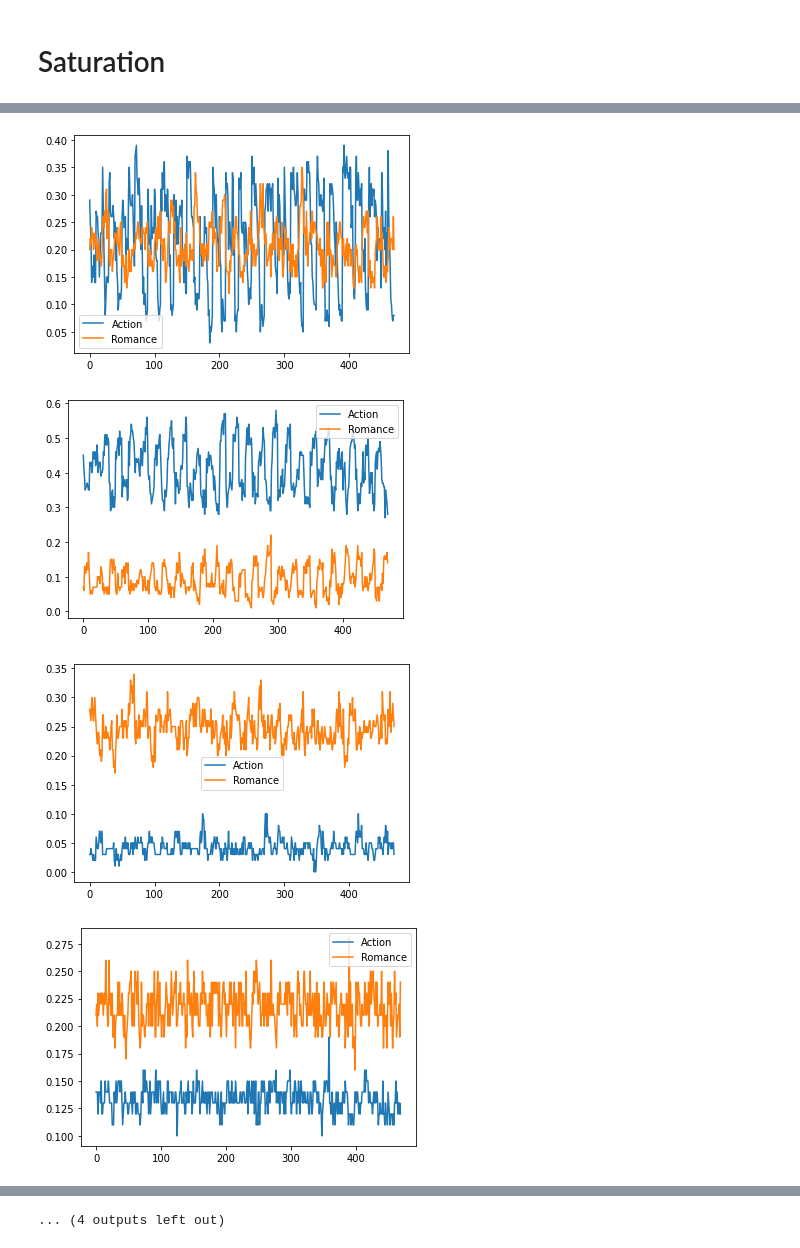
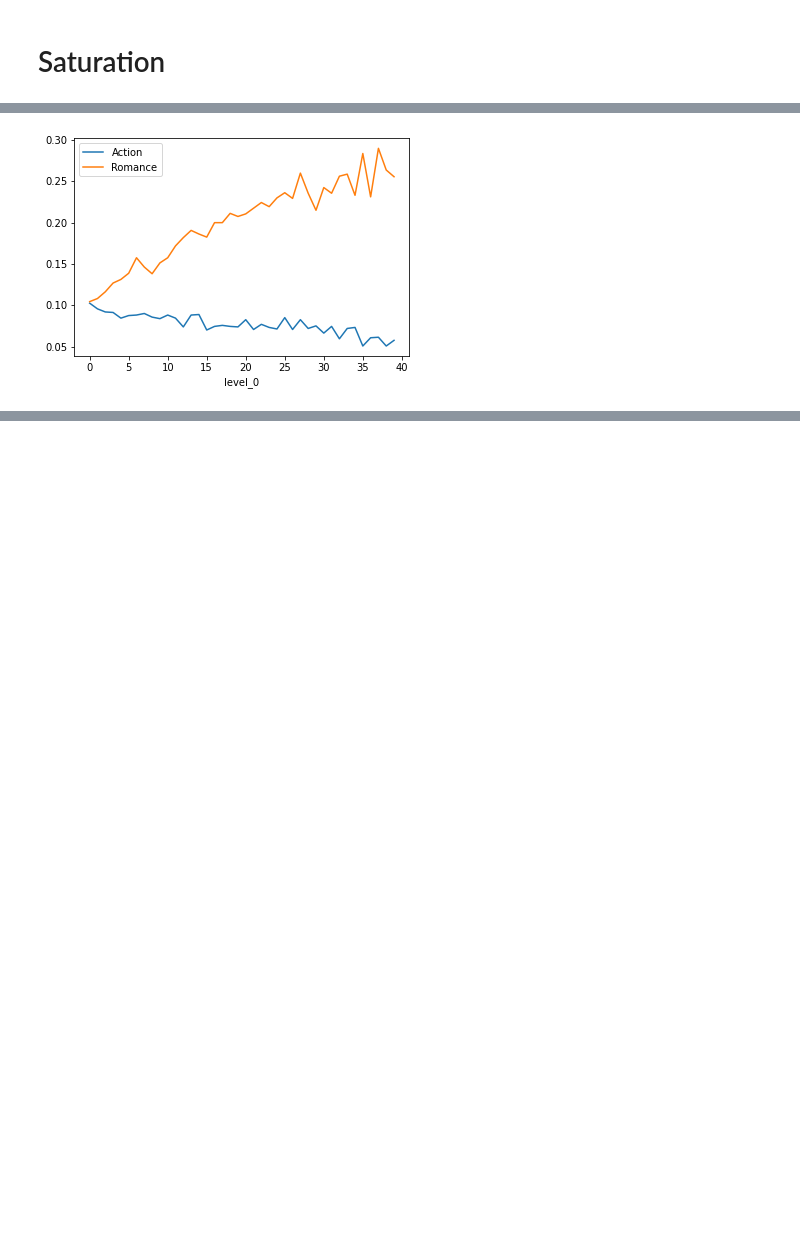
Before and after one commit to CIRGLaboratory/GausianDenseHMM, a Jupyter notebook: code_dense_hmm/movielens/saturation_analysis.ipynb, the cells around one changed output, grey strips where cells are left out. Drawn from its saved outputs; the diff is of its cells as text; code cells hidden in the pictures; blank space fills up the shorter version.

Commit message:
analyse saturation data

```diff
--- a/code_dense_hmm/movielens/saturation_analysis.ipynb
+++ b/code_dense_hmm/movielens/saturation_analysis.ipynb
@@ -7,7 +9,7 @@ import matplotlib.pyplot as plt
 # %% [markdown]
 # Data
 # %%
-with open("movielens/users.json", "r") as f:
+with open("movielens/saturation/users.json", "r") as f:
     user_ids = json.load(f)
 print(user_ids)
 # %% [output]
@@ -230,6 +185,6 @@ Saturation in 100 best new reccommendations
 satur1 = {}
 for k, v in satur_data.items():
     satur1[k] = v.groupby("u_id").apply(
-        lambda df: df.loc[df.rating_real.isnull() & df.rating.isnull(), :].sort_values("pred")[-100:].drop(["u_id", "i_id", "pred"], axis=1).mean())
+        lambda df: df.sort_values("pred")[-100:].drop(["u_id", "i_id", "pred"], axis=1).mean())
 satur1df = pd.concat(satur1)
 # %%
@@ -246,8 +207,5 @@ satur1df.head()
 # %%
-satur1df.sort_index()[[GENRE1, GENRE2]].reset_index(level=1).groupby('u_id').plot(y=[GENRE1, GENRE2])
+satur1df.sort_index()[[GENRE1, GENRE2]].reset_index().groupby('level_0').mean().plot(y=[GENRE1, GENRE2])
 plt.show()
 # %% [output]
-[figure, old version]
+[figure, new version]
-[figure, removed]
-[figure, removed]
-[figure, removed]
@@ -262 +211,0 @@ plt.show()
-... (4 outputs left out)
```
Also changed, not shown: parts of 25 cells of this notebook.
